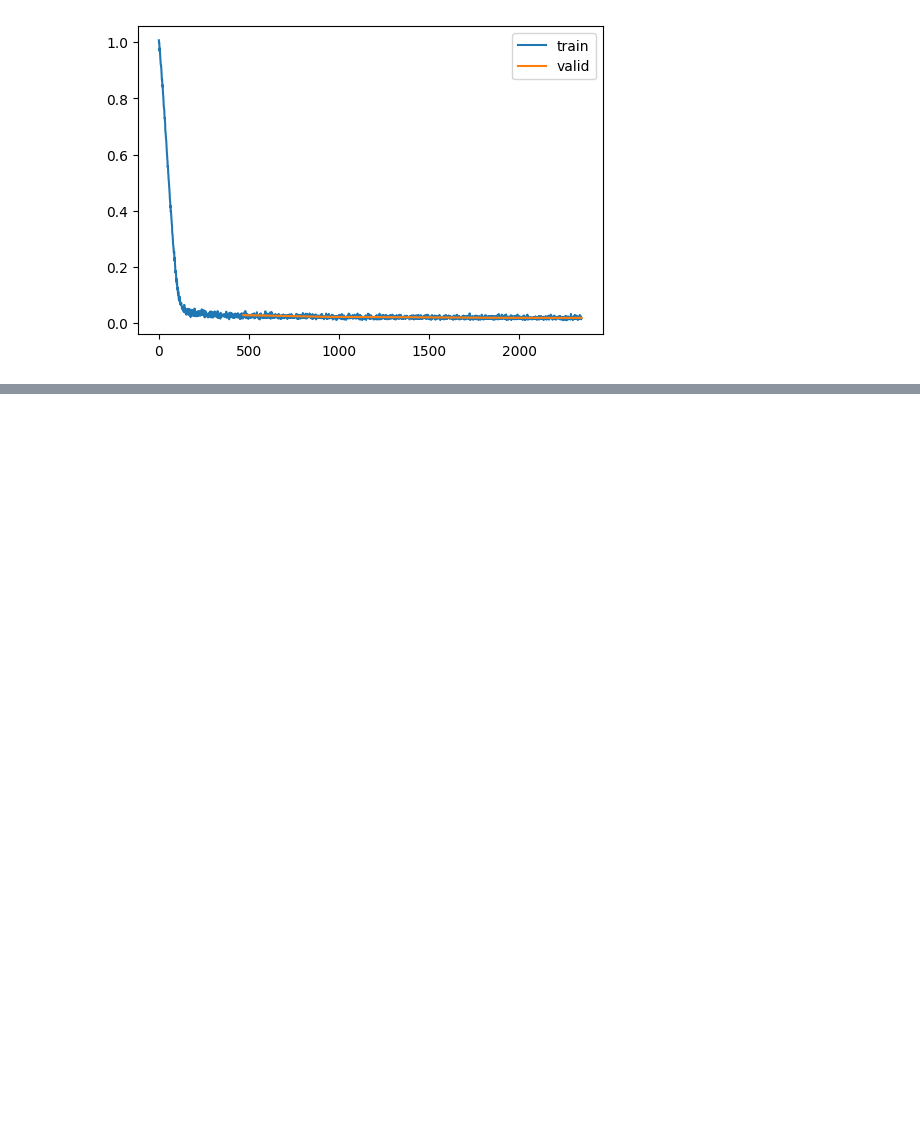
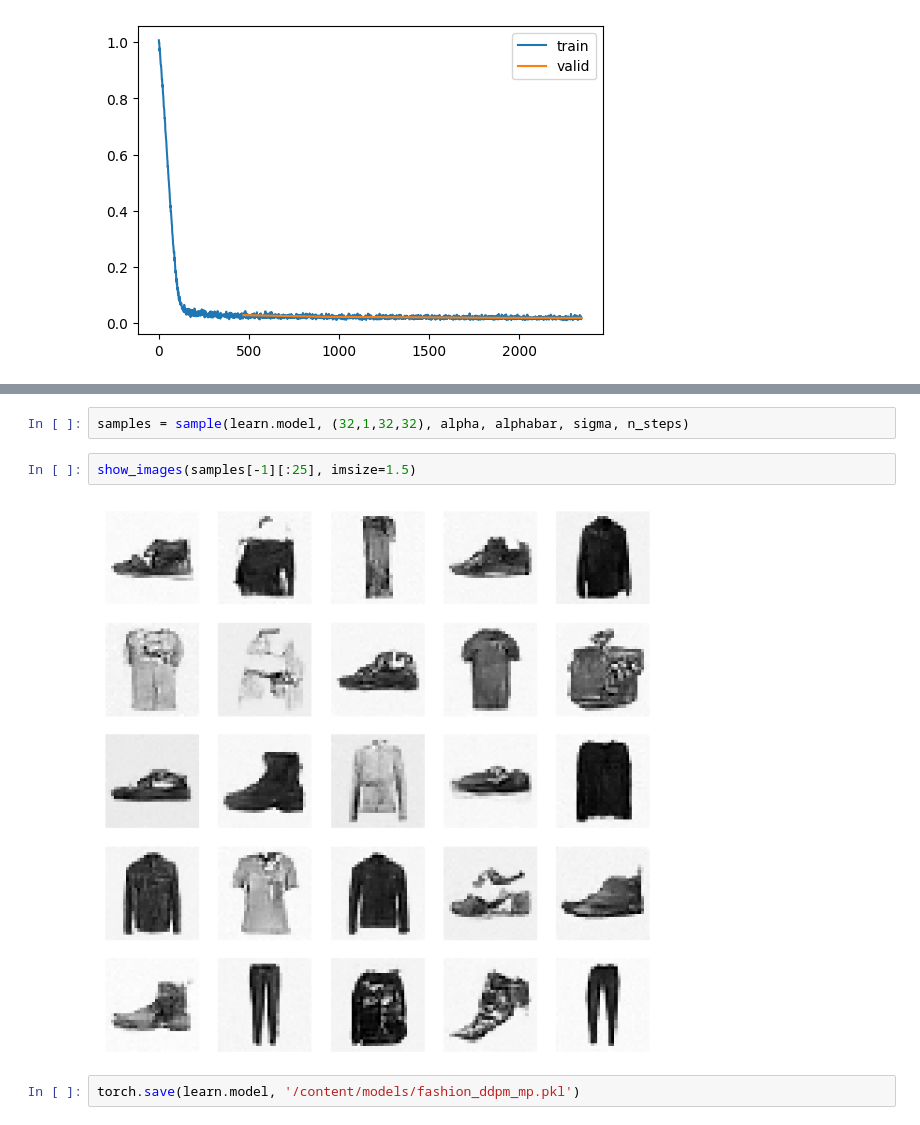
Before and after one commit to satani99/fastai_22_2, a Jupyter notebook: DDPM_v2.ipynb, the cells around one changed output, grey strips where cells are left out. Saved outputs shown, nothing was run; the diff lists cells and outputs as text; blank space fills up the shorter version.

```diff
--- a/DDPM_v2.ipynb
+++ b/DDPM_v2.ipynb
@@ -206,0 +293,8 @@ learn.fit(epochs)
+# %%
+samples = sample(learn.model, (32,1,32,32), alpha, alphabar, sigma, n_steps)
+# %%
+show_images(samples[-1][:25], imsize=1.5)
+# %% [output]
+[figure, added]
+# %%
+torch.save(learn.model, '/content/models/fashion_ddpm_mp.pkl')
```
Also changed, not shown: parts of 22 cells of this notebook.
